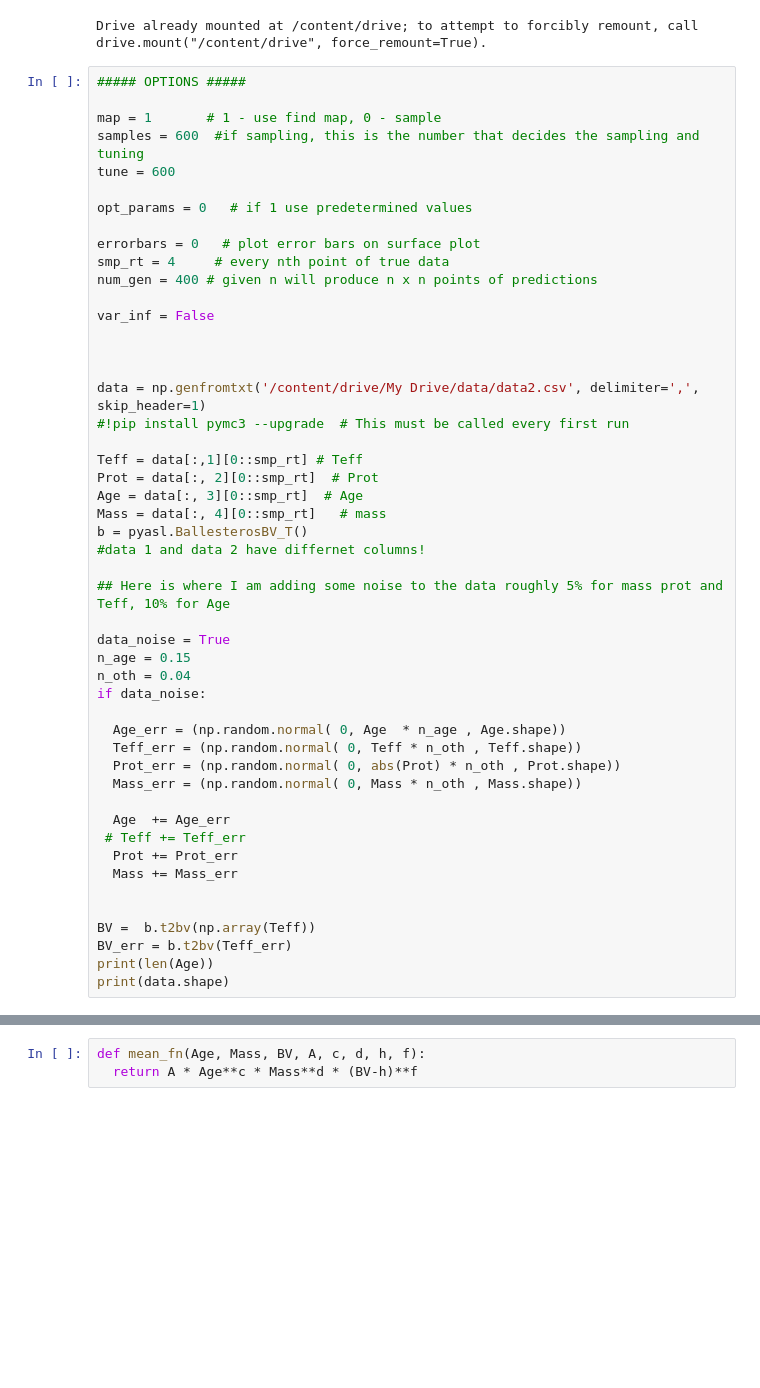
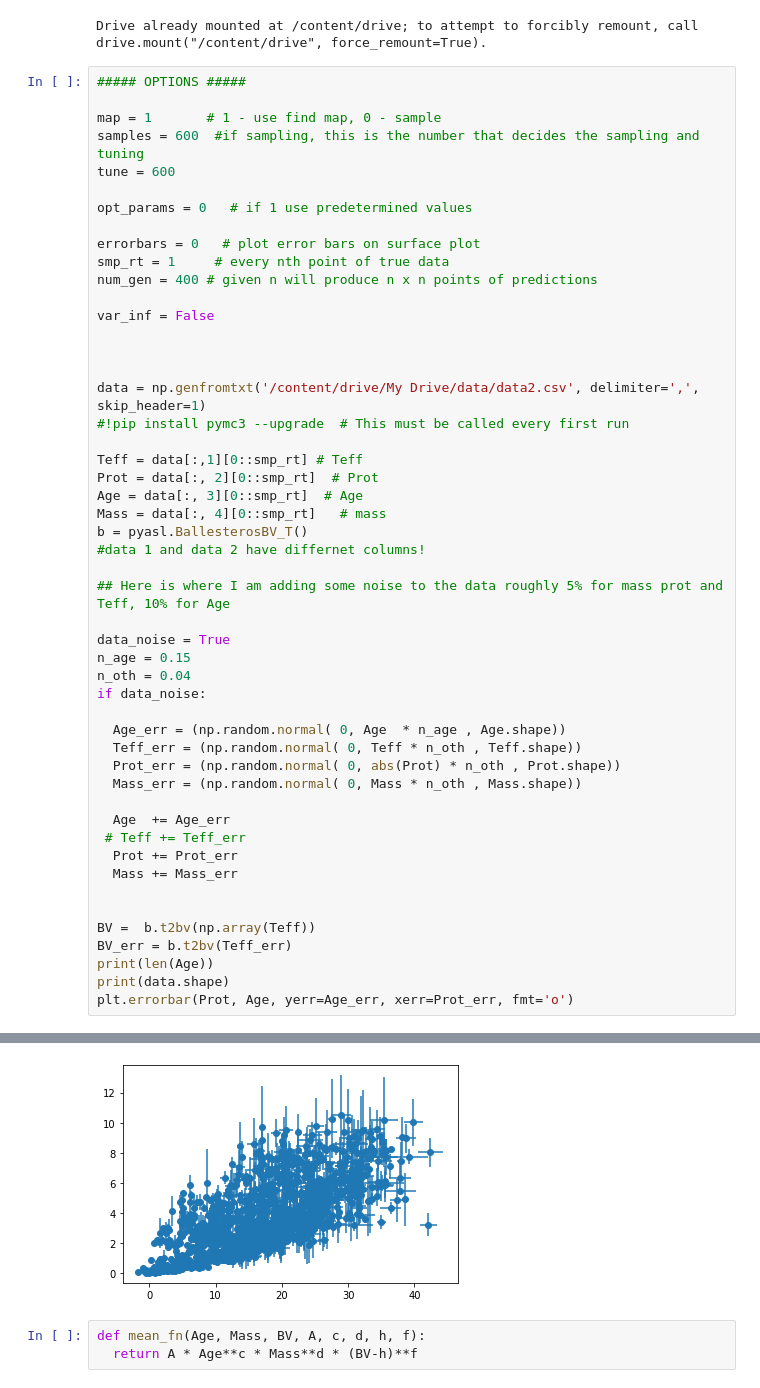
Before and after one commit to ni-phy/year4-project, a Jupyter notebook: Henry/3d_fitting.ipynb, the cells around one changed output, grey strips where cells are left out. Drawn from its saved outputs; the diff is of its cells as text; blank space fills up the shorter version.

```diff
--- a/Henry/3d_fitting.ipynb
+++ b/Henry/3d_fitting.ipynb
@@ -55,7 +55,7 @@ tune = 600
 opt_params = 0   # if 1 use predetermined values
 
 errorbars = 0   # plot error bars on surface plot
-smp_rt = 4     # every nth point of true data
+smp_rt = 1     # every nth point of true data
 num_gen = 400 # given n will produce n x n points of predictions
 
 var_inf = False
@@ -94,4 +94,5 @@ BV =  b.t2bv(np.array(Teff))
 BV_err = b.t2bv(Teff_err)
 print(len(Age))
 print(data.shape)
+plt.errorbar(Prot, Age, yerr=Age_err, xerr=Prot_err, fmt='o')
 # %% [output]
@@ -100,3 +102,4 @@ print(data.shape)
+[figure, added]
 # %%
 def mean_fn(Age, Mass, BV, A, c, d, h, f):
   return A * Age**c * Mass**d * (BV-h)**f
```
Also changed, not shown: parts of 9 cells of this notebook.
